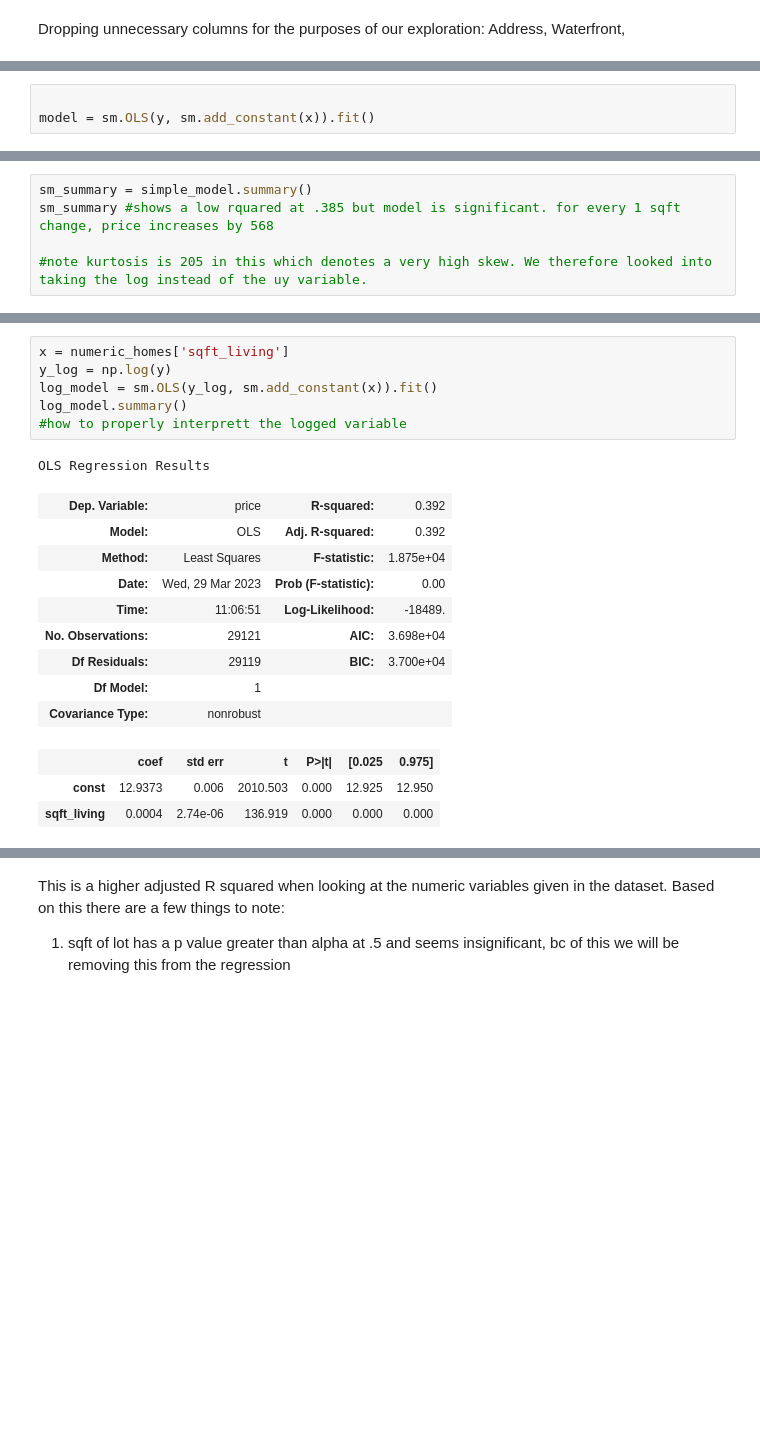
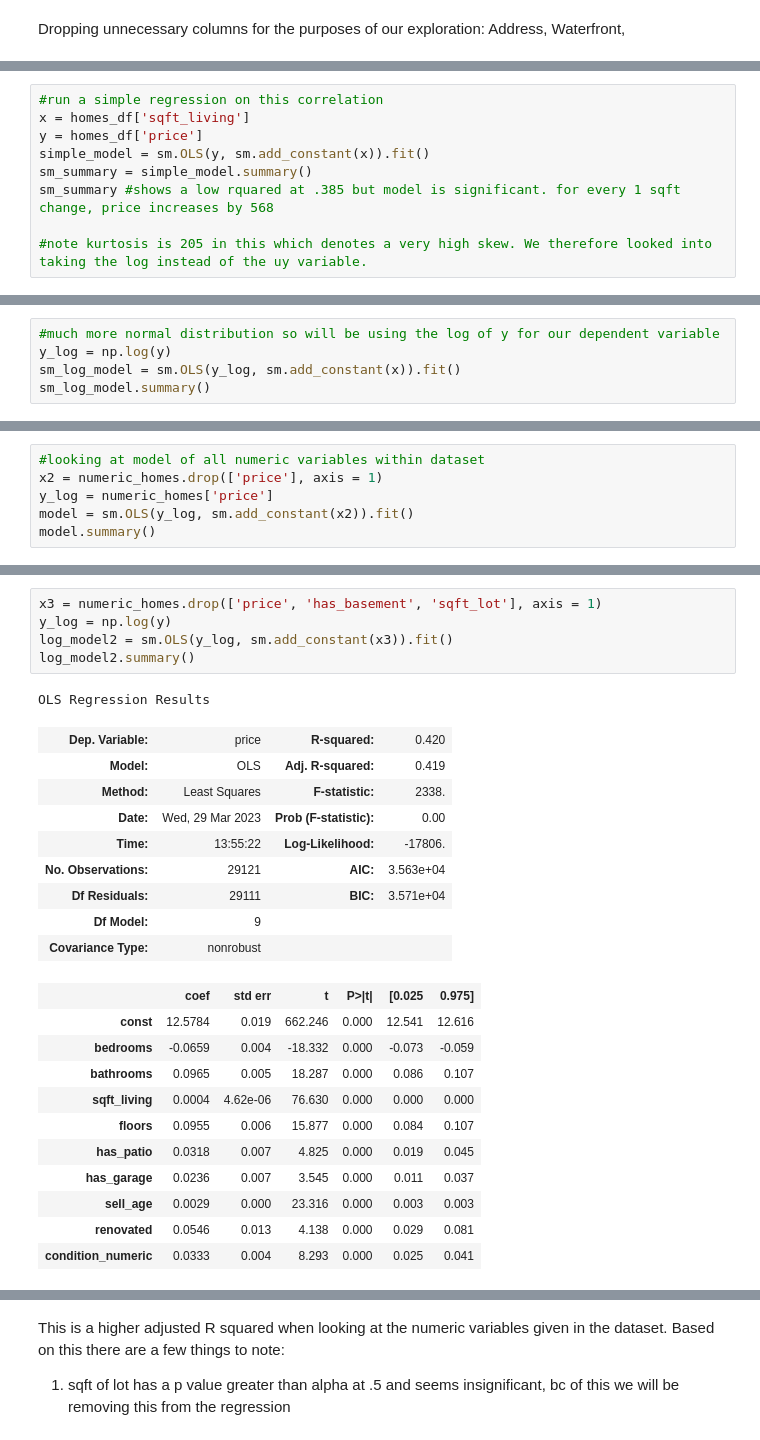
Before and after one commit to ParkedHampster/Modeled_Homes-Phase_2, a Jupyter notebook: individual_notebooks/Anat_NB_2.ipynb, the cells around one changed output, grey strips where cells are left out. Saved outputs shown, nothing was run; the diff lists cells and outputs as text; blank space fills up the shorter version.

```diff
--- a/individual_notebooks/Anat_NB_2.ipynb
+++ b/individual_notebooks/Anat_NB_2.ipynb
@@ -283,3 +232,0 @@ x
-# %%
-
-model = sm.OLS(y, sm.add_constant(x)).fit()
@@ -330,4 +237,8 @@ simple_model = sm.OLS(y, sm.add_constant(x)).fit()
 # %%
+#run a simple regression on this correlation
+x = homes_df['sqft_living']
+y = homes_df['price']
+simple_model = sm.OLS(y, sm.add_constant(x)).fit()
 sm_summary = simple_model.summary()
 sm_summary #shows a low rquared at .385 but model is significant. for every 1 sqft change, price increases by 568
 
@@ -356,0 +279,5 @@ strong multicollinearity or other numerical problems.
+# %%
+#much more normal distribution so will be using the log of y for our dependent variable
+y_log = np.log(y)
+sm_log_model = sm.OLS(y_log, sm.add_constant(x)).fit()
+sm_log_model.summary()
@@ -356,0 +306,6 @@ strong multicollinearity or other numerical problems.
+# %%
+#looking at model of all numeric variables within dataset
+x2 = numeric_homes.drop(['price'], axis = 1)
+y_log = numeric_homes['price']
+model = sm.OLS(y_log, sm.add_constant(x2)).fit()
+model.summary()
@@ -357,20 +346,27 @@ strong multicollinearity or other numerical problems.
 # %%
-x = numeric_homes['sqft_living']
+x3 = numeric_homes.drop(['price', 'has_basement', 'sqft_lot'], axis = 1)
 y_log = np.log(y)
-log_model = sm.OLS(y_log, sm.add_constant(x)).fit()
-log_model.summary()
-#how to properly interprett the logged variable
+log_model2 = sm.OLS(y_log, sm.add_constant(x3)).fit()
+log_model2.summary()
 # %% [output]
 OLS Regression Results
-| Dep. Variable: | price | R-squared: | 0.392 |
-| Model: | OLS | Adj. R-squared: | 0.392 |
-| Method: | Least Squares | F-statistic: | 1.875e+04 |
+| Dep. Variable: | price | R-squared: | 0.420 |
+| Model: | OLS | Adj. R-squared: | 0.419 |
+| Method: | Least Squares | F-statistic: | 2338. |
 | Date: | Wed, 29 Mar 2023 | Prob (F-statistic): | 0.00 |
-| Time: | 11:06:51 | Log-Likelihood: | -18489. |
-| No. Observations: | 29121 | AIC: | 3.698e+04 |
-| Df Residuals: | 29119 | BIC: | 3.700e+04 |
-| Df Model: | 1 |  |  |
+| Time: | 13:55:22 | Log-Likelihood: | -17806. |
+| No. Observations: | 29121 | AIC: | 3.563e+04 |
+| Df Residuals: | 29111 | BIC: | 3.571e+04 |
+| Df Model: | 9 |  |  |
 | Covariance Type: | nonrobust |  |  |
 |  | coef | std err | t | P>|t| | [0.025 | 0.975] |
-| const | 12.9373 | 0.006 | 2010.503 | 0.000 | 12.925 | 12.950 |
-| sqft_living | 0.0004 | 2.74e-06 | 136.919 | 0.000 | 0.000 | 0.000 |
+| const | 12.5784 | 0.019 | 662.246 | 0.000 | 12.541 | 12.616 |
+| bedrooms | -0.0659 | 0.004 | -18.332 | 0.000 | -0.073 | -0.059 |
+| bathrooms | 0.0965 | 0.005 | 18.287 | 0.000 | 0.086 | 0.107 |
+| sqft_living | 0.0004 | 4.62e-06 | 76.630 | 0.000 | 0.000 | 0.000 |
+| floors | 0.0955 | 0.006 | 15.877 | 0.000 | 0.084 | 0.107 |
+| has_patio | 0.0318 | 0.007 | 4.825 | 0.000 | 0.019 | 0.045 |
+| has_garage | 0.0236 | 0.007 | 3.545 | 0.000 | 0.011 | 0.037 |
+| sell_age | 0.0029 | 0.000 | 23.316 | 0.000 | 0.003 | 0.003 |
+| renovated | 0.0546 | 0.013 | 4.138 | 0.000 | 0.029 | 0.081 |
+| condition_numeric | 0.0333 | 0.004 | 8.293 | 0.000 | 0.025 | 0.041 |
```
Also changed, not shown: parts of 51 cells of this notebook.
